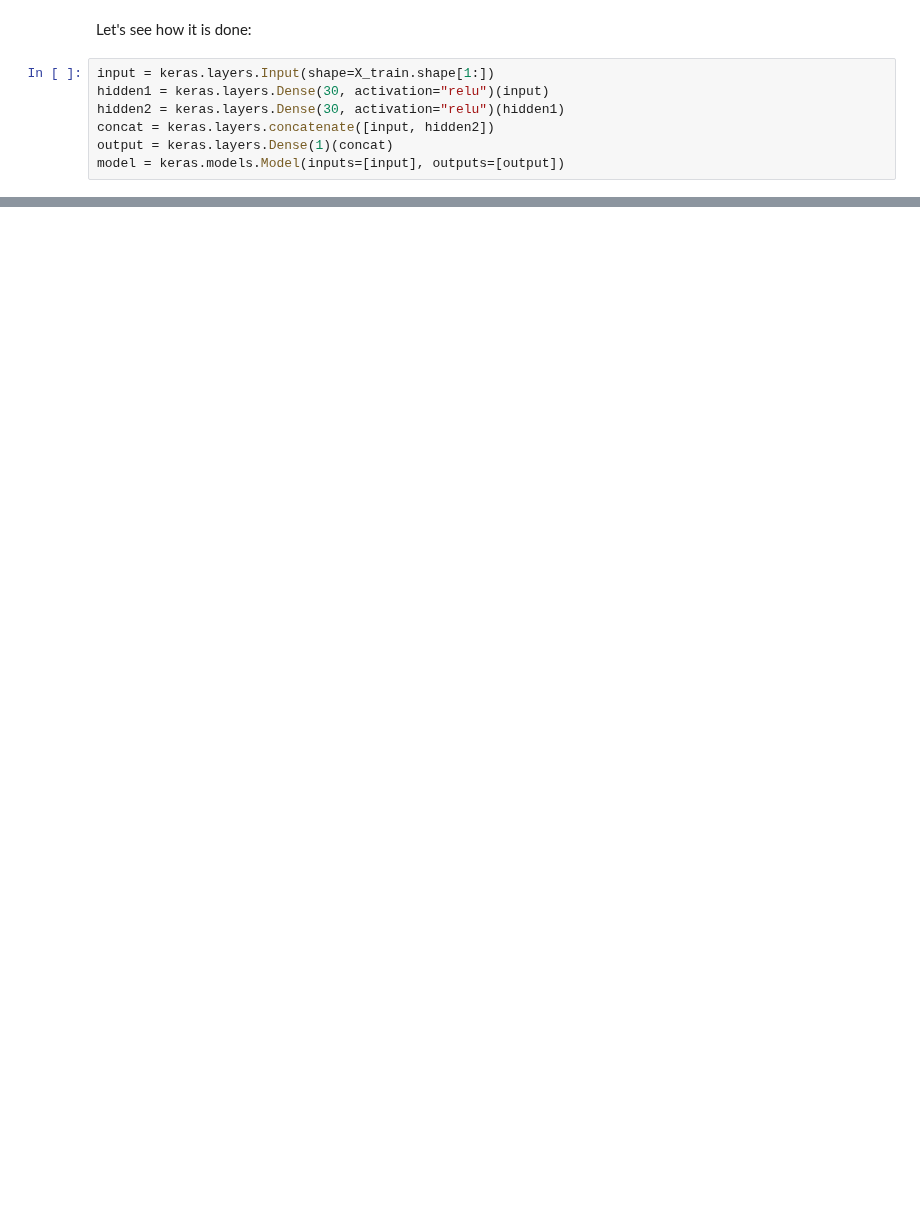
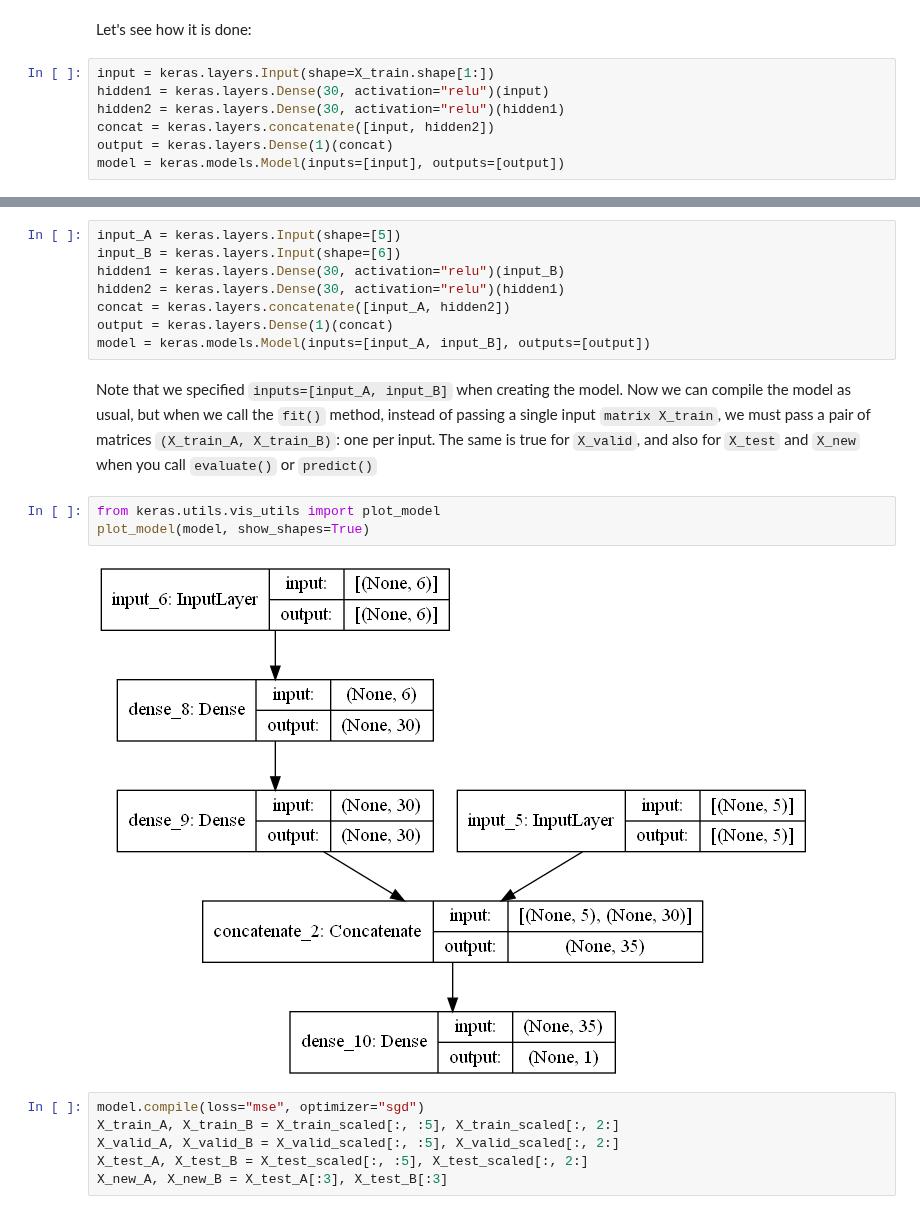
Before and after one commit to Hari31416/Data-Sciences, a Jupyter notebook: Notes/handson-ml2-master/My/Ch10_my.ipynb, the cells around one changed output, grey strips where cells are left out. Drawn from its saved outputs; the diff is of its cells as text; blank space fills up the shorter version.

```diff
--- a/Notes/handson-ml2-master/My/Ch10_my.ipynb
+++ b/Notes/handson-ml2-master/My/Ch10_my.ipynb
@@ -698,0 +699,25 @@ ________________________________________________________________________________
+# %%
+input_A = keras.layers.Input(shape=[5])
+input_B = keras.layers.Input(shape=[6])
+hidden1 = keras.layers.Dense(30, activation="relu")(input_B)
+hidden2 = keras.layers.Dense(30, activation="relu")(hidden1)
+concat = keras.layers.concatenate([input_A, hidden2])
+output = keras.layers.Dense(1)(concat)
+model = keras.models.Model(inputs=[input_A, input_B], outputs=[output])
+# %% [markdown]
+Note that we specified `inputs=[input_A, input_B]`
+when creating the model. Now we can compile the model as usual, but when we call
+the `fit()` method, instead of passing a single input `matrix X_train`, we must pass a
+pair of matrices `(X_train_A, X_train_B)`: one per input. The same is true for
+`X_valid`, and also for `X_test` and `X_new` when you call `evaluate()` or `predict()`
+# %%
+from keras.utils.vis_utils import plot_model
+plot_model(model, show_shapes=True)
+# %% [output]
+[figure, added]
+# %%
+model.compile(loss="mse", optimizer="sgd")
+X_train_A, X_train_B = X_train_scaled[:, :5], X_train_scaled[:, 2:]
+X_valid_A, X_valid_B = X_valid_scaled[:, :5], X_valid_scaled[:, 2:]
+X_test_A, X_test_B = X_test_scaled[:, :5], X_test_scaled[:, 2:]
+X_new_A, X_new_B = X_test_A[:3], X_test_B[:3]
```
Also changed, not shown: parts of 63 cells of this notebook, 14 other files.
